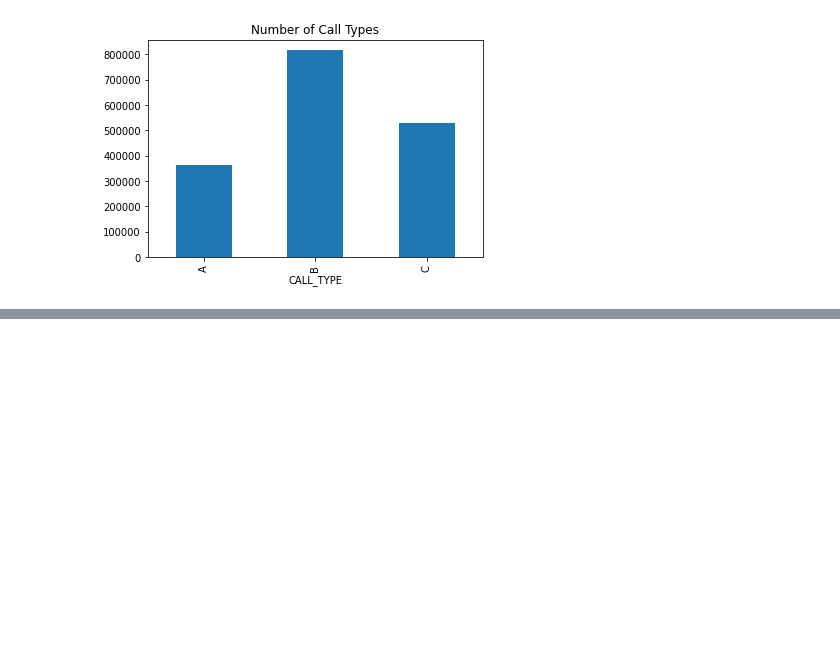
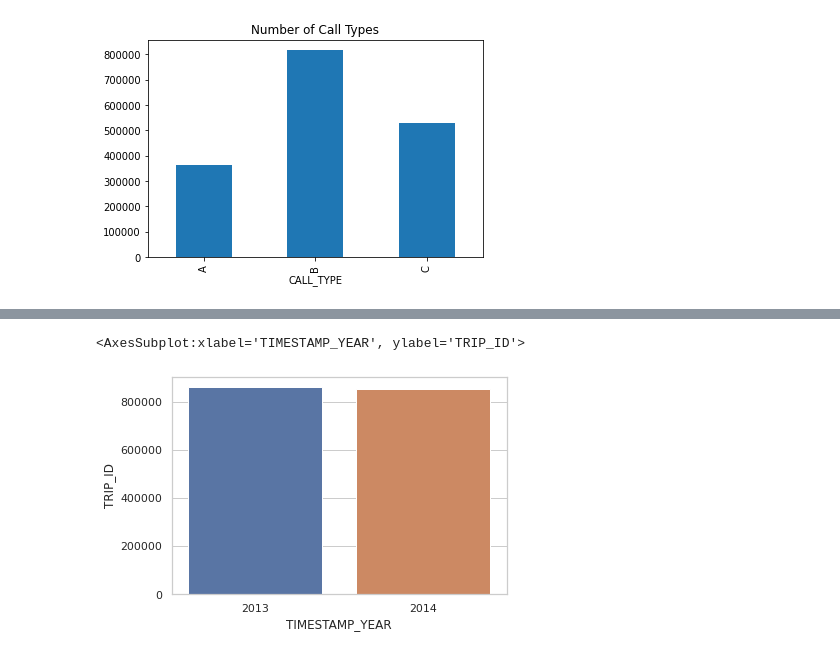
Before and after one commit to joberthrogers18/TIL, a Jupyter notebook: datascience/taxi_trajectory.ipynb, the cells around one changed output, grey strips where cells are left out. Saved outputs shown, nothing was run; the diff lists cells and outputs as text; code cells hidden in the pictures; blank space fills up the shorter version.

Commit message:
feat: add insign about the year data collected

```diff
--- a/datascience/taxi_trajectory.ipynb
+++ b/datascience/taxi_trajectory.ipynb
@@ -56,0 +94,5 @@ call_types_count.plot.bar(
+# %%
+dataframe["TIMESTAMP_YEAR"] = dataframe["TIMESTAMP"].apply(lambda x: datetime.datetime.fromtimestamp(x).year)
+# %%
+dataframe_groupby_timestamp = dataframe.groupby("TIMESTAMP_YEAR").count()
+dataframe_groupby_timestamp
@@ -56,0 +106,6 @@ call_types_count.plot.bar(
+# %%
+sns.set_theme(style="whitegrid")
+sns.barplot(x=dataframe_groupby_timestamp.index, y="TRIP_ID",data=dataframe_groupby_timestamp)
+# %% [output]
+<AxesSubplot:xlabel='TIMESTAMP_YEAR', ylabel='TRIP_ID'>
+[figure, added]
```
Also changed, not shown: parts of 9 cells of this notebook.
